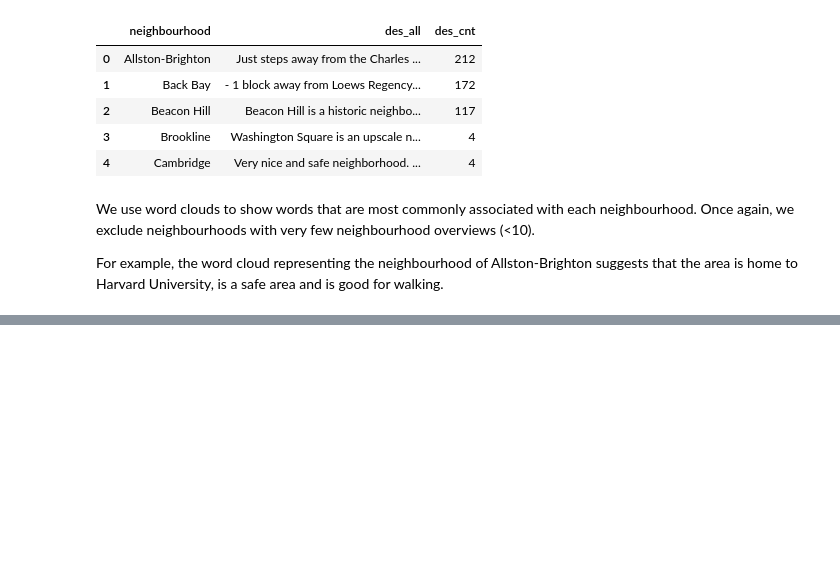
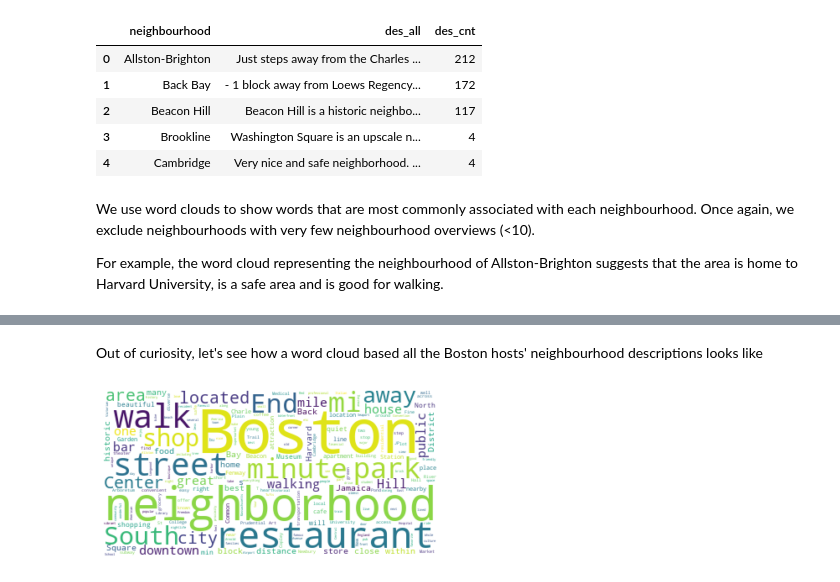
Before and after one commit to shanghui-li/airbnb_boston, a Jupyter notebook: NeighbourhoodFeatures.ipynb, the cells around one changed output, grey strips where cells are left out. Drawn from its saved outputs; the diff is of its cells as text; code cells hidden in the pictures; blank space fills up the shorter version.

Commit message:
feat: added wordcloud representing all neighbourhood descriptions

```diff
--- a/NeighbourhoodFeatures.ipynb
+++ b/NeighbourhoodFeatures.ipynb
@@ -74 +74,11 @@ Dorchester
 ... (30 outputs left out)
+# %% [markdown]
+Out of curiosity, let's see how a word cloud based all the Boston hosts' neighbourhood descriptions looks like
+# %%
+boston = " ".join(nb_des2['des_all'])
+wordcloud_boston = WordCloud(stopwords=set(STOPWORDS), background_color='white',collocations=False).generate(boston)
+plt.imshow(wordcloud_boston, interpolation='bilinear')
+plt.axis('off')
+plt.show()
+# %% [output]
+[figure, added]
```
Also changed, not shown: parts of 1 cell of this notebook, 2 other files.
